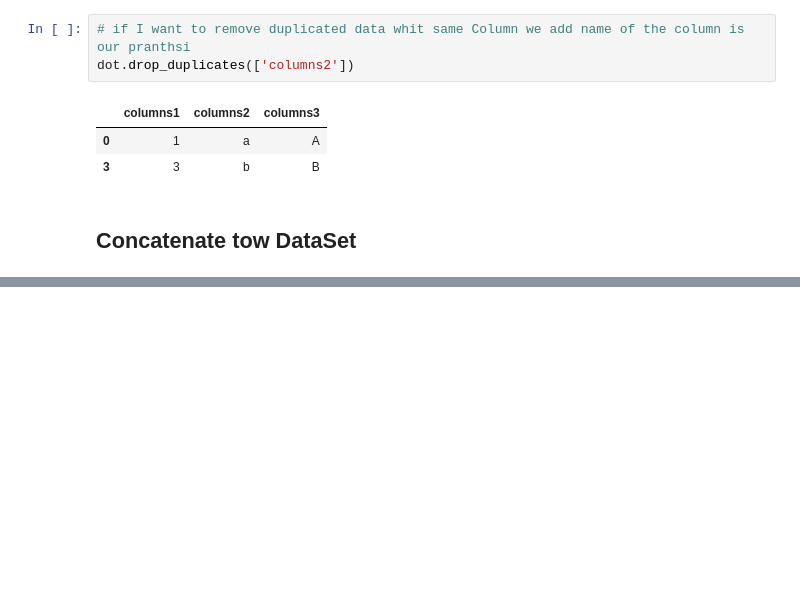
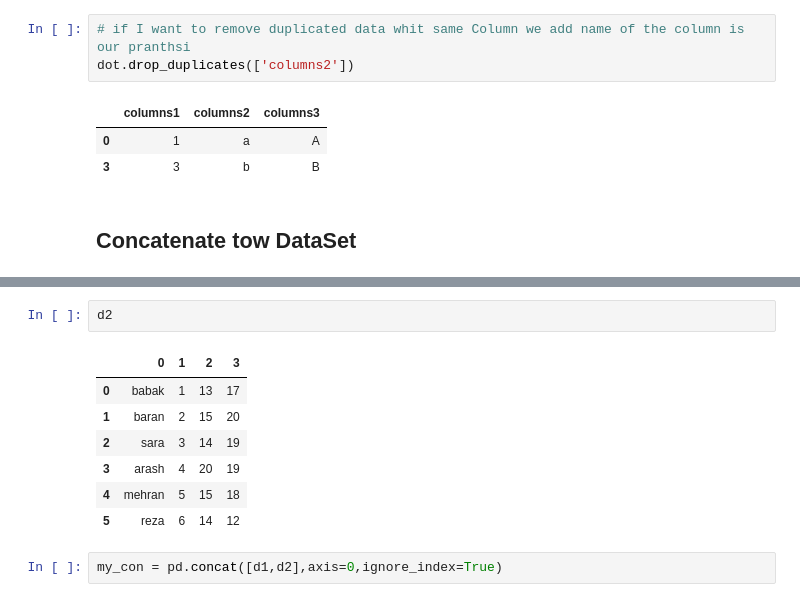
Before and after one commit to HasibullahAman/Preprocessing_DataSince, a Jupyter notebook: Preprocessing_Persion/preProccssing.ipynb, the cells around one changed output, grey strips where cells are left out. Drawn from its saved outputs; the diff is of its cells as text; blank space fills up the shorter version.

```diff
--- a/Preprocessing_Persion/preProccssing.ipynb
+++ b/Preprocessing_Persion/preProccssing.ipynb
@@ -388,0 +398,12 @@ d1 = pd.read_csv('./season5/so')
+# %%
+d2
+# %% [output]
+|  | 0 | 1 | 2 | 3 |
+| 0 | babak | 1 | 13 | 17 |
+| 1 | baran | 2 | 15 | 20 |
+| 2 | sara | 3 | 14 | 19 |
+| 3 | arash | 4 | 20 | 19 |
+| 4 | mehran | 5 | 15 | 18 |
+| 5 | reza | 6 | 14 | 12 |
+# %%
+my_con = pd.concat([d1,d2],axis=0,ignore_index=True)
```
Also changed, not shown: parts of 3 cells of this notebook.
